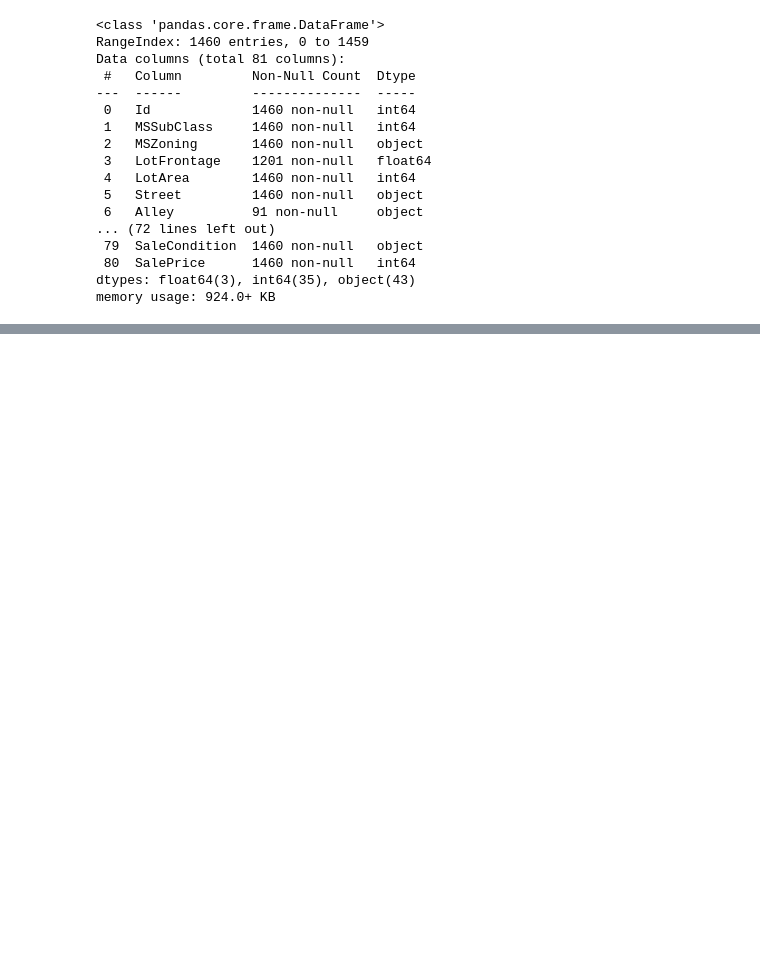
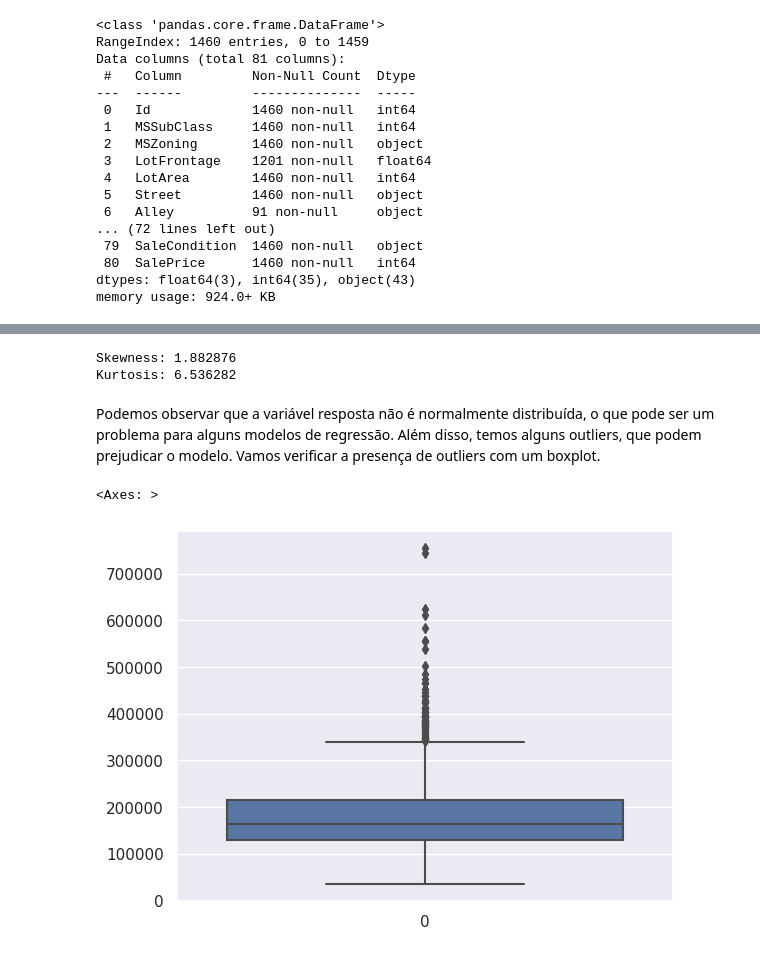
Before and after one commit to thomaschiari/ML_AI-Training, a Jupyter notebook: M1-Introduction/Exploratory-Preprocessing.ipynb, the cells around one changed output, grey strips where cells are left out. Drawn from its saved outputs; the diff is of its cells as text; code cells hidden in the pictures; blank space fills up the shorter version.

```diff
--- a/M1-Introduction/Exploratory-Preprocessing.ipynb
+++ b/M1-Introduction/Exploratory-Preprocessing.ipynb
@@ -106,0 +101,14 @@ Após analisar a documentação do dataset, pudemos separar as variáveis em 3 g
+# %%
+# Skewness and Kurtosis
+print("Skewness: %f" % df['SalePrice'].skew())
+print("Kurtosis: %f" % df['SalePrice'].kurt())
+# %% [output]
+Skewness: 1.882876
+Kurtosis: 6.536282
+# %% [markdown]
+Podemos observar que a variável resposta não é normalmente distribuída, o que pode ser um problema para alguns modelos de regressão. Além disso, temos alguns outliers, que podem prejudicar o modelo. Vamos verificar a presença de outliers com um boxplot.
+# %%
+sns.boxplot(df['SalePrice'])
+# %% [output]
+<Axes: >
+[figure, added]
```
Also changed, not shown: parts of 21 cells of this notebook.
